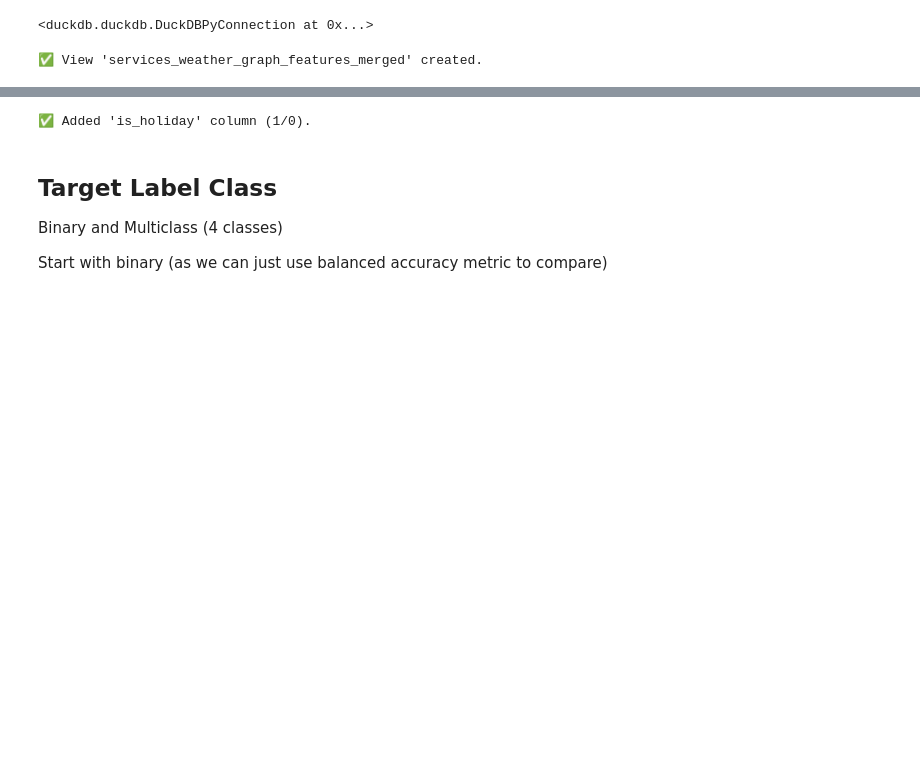
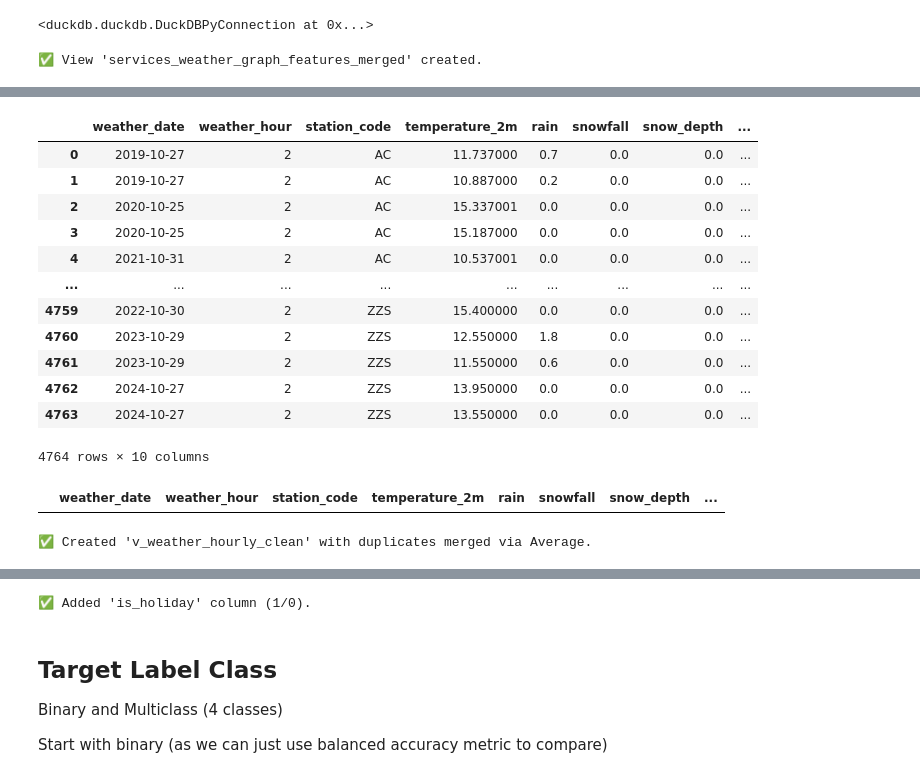
Before and after one commit to jbaonl/MSc-Thesis, a Jupyter notebook: MSc-Thesis/Bao/all_code/2_eda_and_time_series_data_creation/22_main_dataset_creation.ipynb, the cells around one changed output, grey strips where cells are left out. Drawn from its saved outputs; the diff is of its cells as text; code cells hidden in the pictures; blank space fills up the shorter version.

```diff
--- a/MSc-Thesis/Bao/all_code/2_eda_and_time_series_data_creation/22_main_dataset_creation.ipynb
+++ b/MSc-Thesis/Bao/all_code/2_eda_and_time_series_data_creation/22_main_dataset_creation.ipynb
@@ -1344,0 +1345,68 @@ print("✅ View 'services_weather_graph_features_merged' created.")
+# %%
+# 1. Get the list of duplicate keys first (as you did)
+# We use a CTE or subquery to isolate the keys
+query_duplicates = """
+    WITH duplicates AS (
+        SELECT weather_date, weather_hour, station_code
+        FROM hourly_weather_features
+        GROUP BY weather_date, weather_hour, station_code
+        HAVING COUNT(*) > 1
+    )
+
+    -- 2. Select ALL columns from the main table where the key matches a duplicate
+    SELECT t.*
+    FROM hourly_weather_features t
+    JOIN duplicates d
+        ON t.weather_date = d.weather_date
+        AND t.weather_hour = d.weather_hour
+        AND t.station_code = d.station_code
+    ORDER BY t.station_code, t.weather_date, t.weather_hour
+"""
+
+# Display the actual conflicting values
+df_duplicate_values = con.execute(query_duplicates).df()
+display(df_duplicate_values)
+# %% [output]
+|  | weather_date | weather_hour | station_code | temperature_2m | rain | snowfall | snow_depth | ... |
+| 0 | 2019-10-27 | 2 | AC | 11.737000 | 0.7 | 0.0 | 0.0 | ... |
+| 1 | 2019-10-27 | 2 | AC | 10.887000 | 0.2 | 0.0 | 0.0 | ... |
+| 2 | 2020-10-25 | 2 | AC | 15.337001 | 0.0 | 0.0 | 0.0 | ... |
+| 3 | 2020-10-25 | 2 | AC | 15.187000 | 0.0 | 0.0 | 0.0 | ... |
+| 4 | 2021-10-31 | 2 | AC | 10.537001 | 0.0 | 0.0 | 0.0 | ... |
+| ... | ... | ... | ... | ... | ... | ... | ... | ... |
+| 4759 | 2022-10-30 | 2 | ZZS | 15.400000 | 0.0 | 0.0 | 0.0 | ... |
+| 4760 | 2023-10-29 | 2 | ZZS | 12.550000 | 1.8 | 0.0 | 0.0 | ... |
+| 4761 | 2023-10-29 | 2 | ZZS | 11.550000 | 0.6 | 0.0 | 0.0 | ... |
+| 4762 | 2024-10-27 | 2 | ZZS | 13.950000 | 0.0 | 0.0 | 0.0 | ... |
+| 4763 | 2024-10-27 | 2 | ZZS | 13.550000 | 0.0 | 0.0 | 0.0 | ... |
+4764 rows × 10 columns
+# %%
+df_duplicate_values[df_duplicate_values.isna().any(axis=1)]
+# %% [output]
+|  | weather_date | weather_hour | station_code | temperature_2m | rain | snowfall | snow_depth | ... |
+# %%
+# Create a clean, unique weather view
+con.execute("""
+    CREATE OR REPLACE VIEW v_weather_hourly_clean AS
+    SELECT
+        -- Grouping Keys (The unique identifier)
+        weather_date,
+        weather_hour,
+        station_code,
+
+        -- Aggregate the features to handle variations
+        AVG(temperature_2m) as temperature_2m,
+        AVG(rain) as rain,
+        AVG(snowfall) as snowfall,
+        AVG(snow_depth) as snow_depth,
+        AVG(wind_speed_10m) as wind_speed_10m,
+        AVG(wind_gusts_10m) as wind_gusts_10m,
+        AVG(soil_temperature_0_to_7cm) as soil_temperature_0_to_7cm
+
+    FROM hourly_weather_features
+    GROUP BY weather_date, weather_hour, station_code
+""")
+
+print("✅ Created 'v_weather_hourly_clean' with duplicates merged via Average.")
+# %% [output]
+✅ Created 'v_weather_hourly_clean' with duplicates merged via Average.
```
Also changed, not shown: parts of 51 cells of this notebook, 1 other file.
